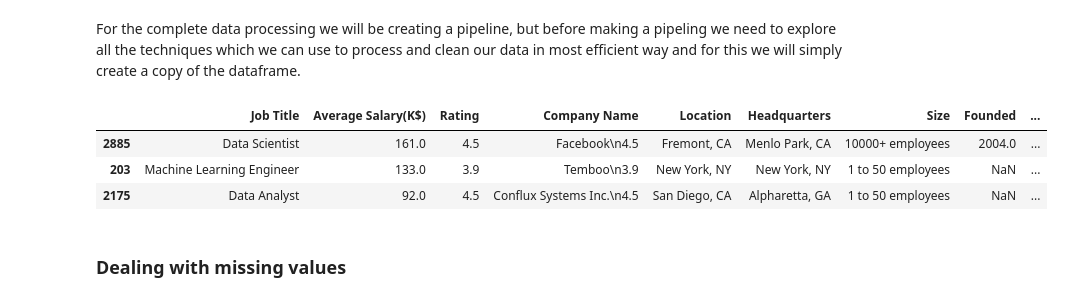
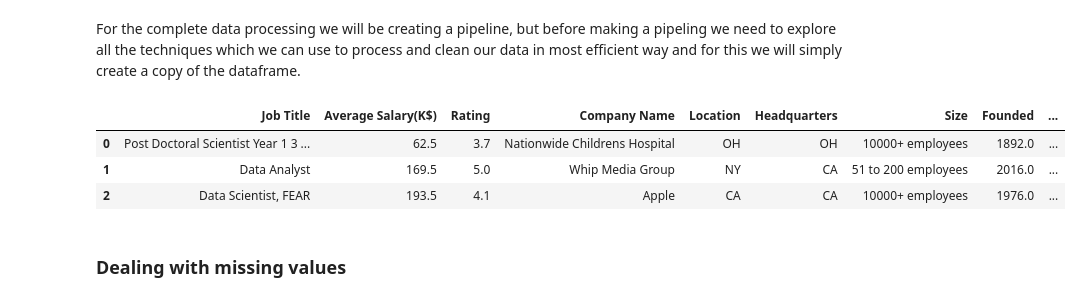
Before and after one commit to yuvraaj2002/AI_Projects, a Jupyter notebook: DS_Job_Prediction/notebook/Code.ipynb, the cells around one changed output. Drawn from its saved outputs; the diff is of its cells as text; code cells hidden in the pictures.

Commit message:
Processed the new data using pipeline

```diff
--- a/DS_Job_Prediction/notebook/Code.ipynb
+++ b/DS_Job_Prediction/notebook/Code.ipynb
@@ -94,6 +94,18 @@ for index in range(len(df)):
 
 df.rename(columns={'Salary Estimate': 'Average Salary(K$)'}, inplace=True)
 df['Average Salary(K$)'] = df['Average Salary(K$)'].astype(np.float64)
+# %%
+for i in range(len(df)):
+    item_location = df.loc[i,'Location']
+    item_hq = df.loc[i,'Headquarters']
+    item_comp = df.loc[i,'Company Name']
+
+    if pd.isna(item_location) == False:
+        df.loc[i,'Location'] = item_location.split()[-1]
+    if pd.isna(item_hq) == False:
+        df.loc[i,'Headquarters'] = item_hq.split()[-1]
+    if pd.isna(item_comp) == False:
+        df.loc[i,'Company Name'] = item_comp.split('\n')[0]
 # %% [markdown]
 **Observation 🔍**
 
@@ -219,14 +218,15 @@ For the complete data processing we will be creating a pipeline, but before maki
 # %%
 train_data,test_data = train_test_split(df,train_size=0.8,shuffle=True)
 
 # Creating a copy of the training dataframe
 temp_df = train_data.copy()
+temp_df.reset_index(drop=True,inplace=True)
 temp_df.head(3)
 # %% [output]
 |  | Job Title | Average Salary(K$) | Rating | Company Name | Location | Headquarters | Size | Founded | ... |
-| 2885 | Data Scientist | 161.0 | 4.5 | Facebook\n4.5 | Fremont, CA | Menlo Park, CA | 10000+ employees | 2004.0 | ... |
-| 203 | Machine Learning Engineer | 133.0 | 3.9 | Temboo\n3.9 | New York, NY | New York, NY | 1 to 50 employees | NaN | ... |
-| 2175 | Data Analyst | 92.0 | 4.5 | Conflux Systems Inc.\n4.5 | San Diego, CA | Alpharetta, GA | 1 to 50 employees | NaN | ... |
+| 0 | Post Doctoral Scientist Year 1 3 ... | 62.5 | 3.7 | Nationwide Childrens Hospital | OH | OH | 10000+ employees | 1892.0 | ... |
+| 1 | Data Analyst | 169.5 | 5.0 | Whip Media Group | NY | CA | 51 to 200 employees | 2016.0 | ... |
+| 2 | Data Scientist, FEAR | 193.5 | 4.1 | Apple | CA | CA | 10000+ employees | 1976.0 | ... |
 # %% [markdown]
 ### Dealing with missing values
 # %% [markdown]
```
Also changed, not shown: parts of 23 cells of this notebook.
